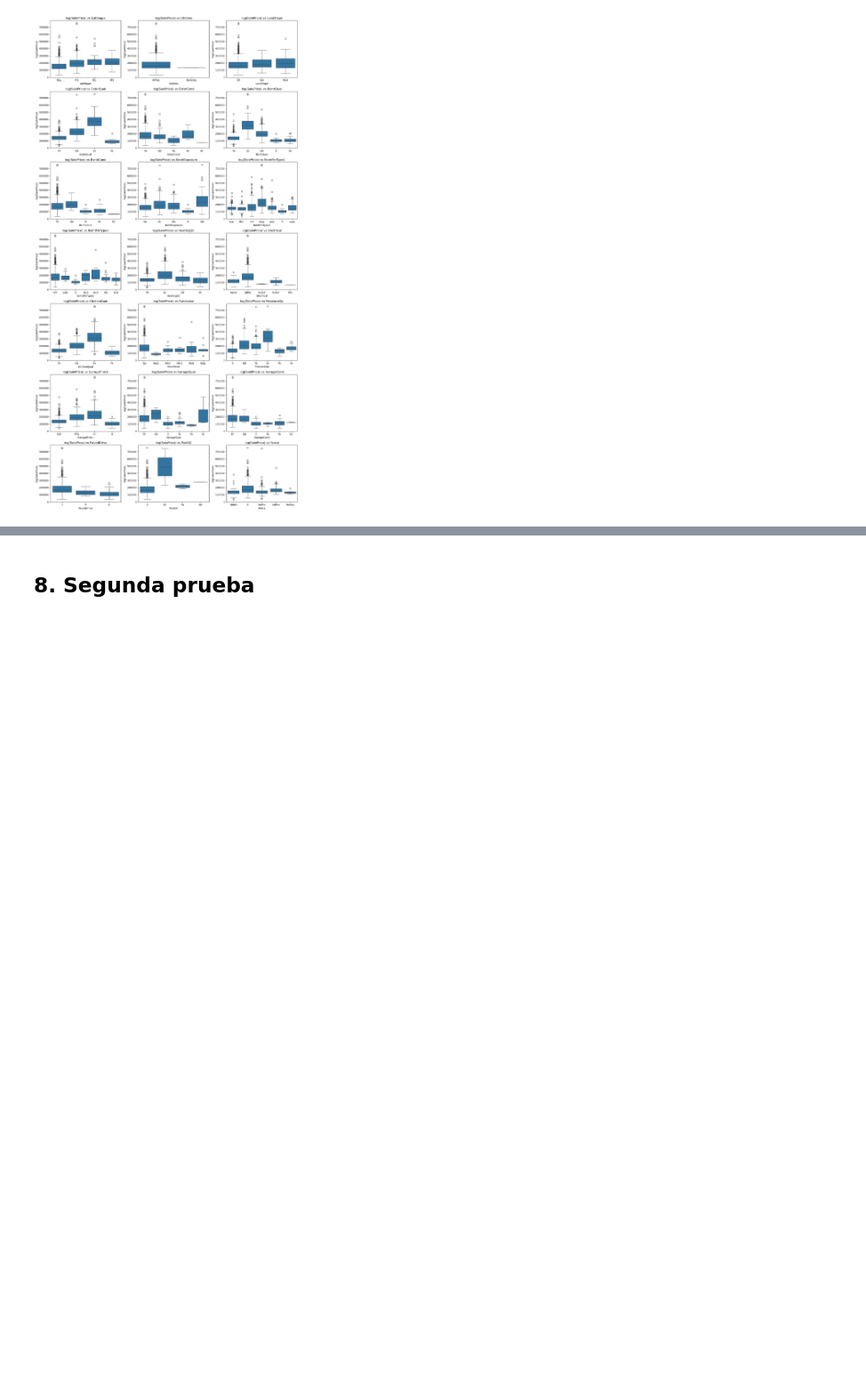
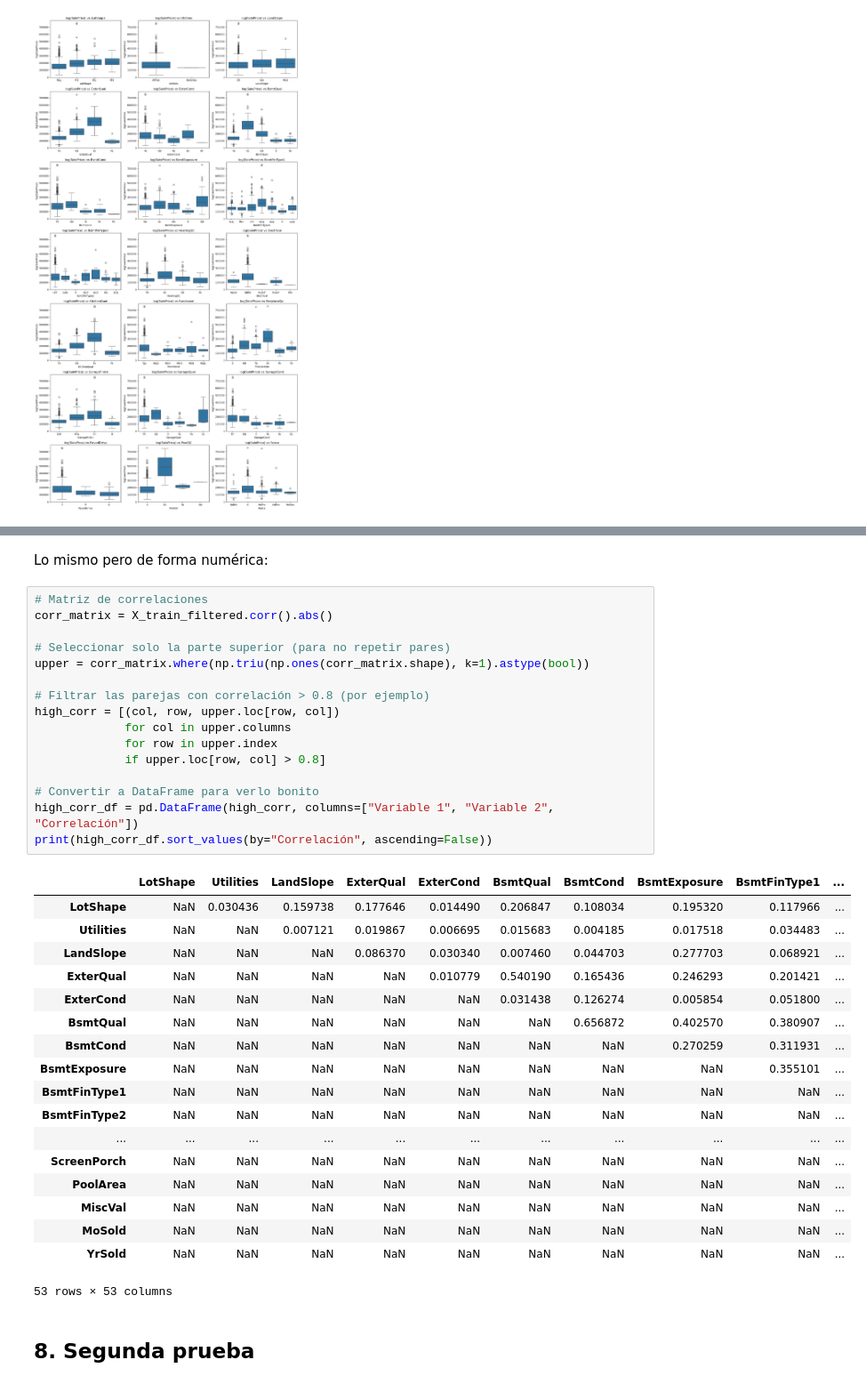
Before and after one commit to mmarzap19/SuperPoderosas, a Jupyter notebook: Mojo_jojo.ipynb, the cells around one changed output, grey strips where cells are left out. Shown at 89% size. Drawn from its saved outputs; the diff is of its cells as text; blank space fills up the shorter version.

```diff
--- a/Mojo_jojo.ipynb
+++ b/Mojo_jojo.ipynb
@@ -691,3 +727,40 @@ plt.show()
+# %% [markdown]
+Lo mismo pero de forma numérica:
+# %%
+# Matriz de correlaciones
+corr_matrix = X_train_filtered.corr().abs()
+
+# Seleccionar solo la parte superior (para no repetir pares)
+upper = corr_matrix.where(np.triu(np.ones(corr_matrix.shape), k=1).astype(bool))
+
+# Filtrar las parejas con correlación > 0.8 (por ejemplo)
+high_corr = [(col, row, upper.loc[row, col])
+             for col in upper.columns
+             for row in upper.index
+             if upper.loc[row, col] > 0.8]
+
+# Convertir a DataFrame para verlo bonito
+high_corr_df = pd.DataFrame(high_corr, columns=["Variable 1", "Variable 2", "Correlación"])
+print(high_corr_df.sort_values(by="Correlación", ascending=False))
+# %% [output]
+|  | LotShape | Utilities | LandSlope | ExterQual | ExterCond | BsmtQual | BsmtCond | BsmtExposure | BsmtFinType1 | ... |
+| LotShape | NaN | 0.030436 | 0.159738 | 0.177646 | 0.014490 | 0.206847 | 0.108034 | 0.195320 | 0.117966 | ... |
+| Utilities | NaN | NaN | 0.007121 | 0.019867 | 0.006695 | 0.015683 | 0.004185 | 0.017518 | 0.034483 | ... |
+| LandSlope | NaN | NaN | NaN | 0.086370 | 0.030340 | 0.007460 | 0.044703 | 0.277703 | 0.068921 | ... |
+| ExterQual | NaN | NaN | NaN | NaN | 0.010779 | 0.540190 | 0.165436 | 0.246293 | 0.201421 | ... |
+| ExterCond | NaN | NaN | NaN | NaN | NaN | 0.031438 | 0.126274 | 0.005854 | 0.051800 | ... |
+| BsmtQual | NaN | NaN | NaN | NaN | NaN | NaN | 0.656872 | 0.402570 | 0.380907 | ... |
+| BsmtCond | NaN | NaN | NaN | NaN | NaN | NaN | NaN | 0.270259 | 0.311931 | ... |
+| BsmtExposure | NaN | NaN | NaN | NaN | NaN | NaN | NaN | NaN | 0.355101 | ... |
+| BsmtFinType1 | NaN | NaN | NaN | NaN | NaN | NaN | NaN | NaN | NaN | ... |
+| BsmtFinType2 | NaN | NaN | NaN | NaN | NaN | NaN | NaN | NaN | NaN | ... |
+| ... | ... | ... | ... | ... | ... | ... | ... | ... | ... | ... |
+| ScreenPorch | NaN | NaN | NaN | NaN | NaN | NaN | NaN | NaN | NaN | ... |
+| PoolArea | NaN | NaN | NaN | NaN | NaN | NaN | NaN | NaN | NaN | ... |
+| MiscVal | NaN | NaN | NaN | NaN | NaN | NaN | NaN | NaN | NaN | ... |
+| MoSold | NaN | NaN | NaN | NaN | NaN | NaN | NaN | NaN | NaN | ... |
+| YrSold | NaN | NaN | NaN | NaN | NaN | NaN | NaN | NaN | NaN | ... |
+53 rows × 53 columns
 # %% [markdown]
 ## 8. Segunda prueba
 # %% [markdown]
```
Also changed, not shown: parts of 4 cells of this notebook.
